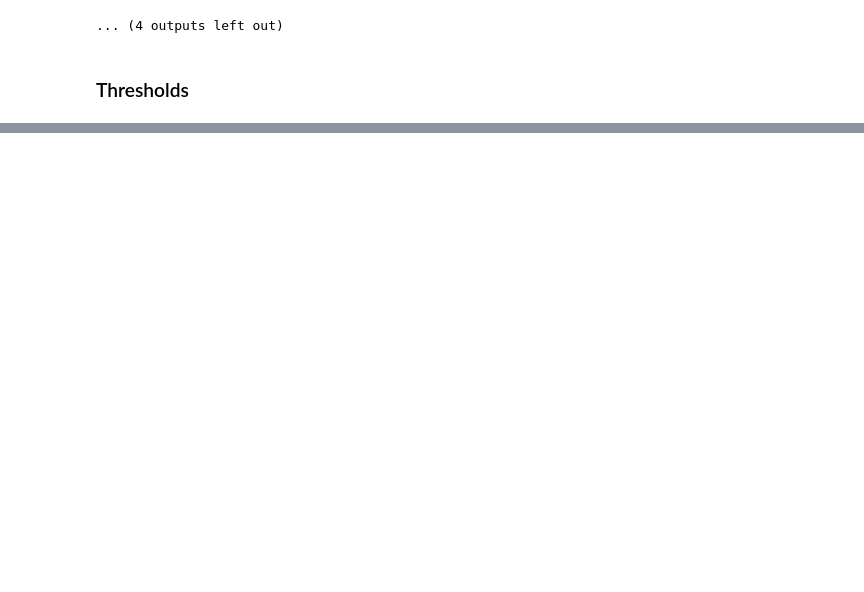
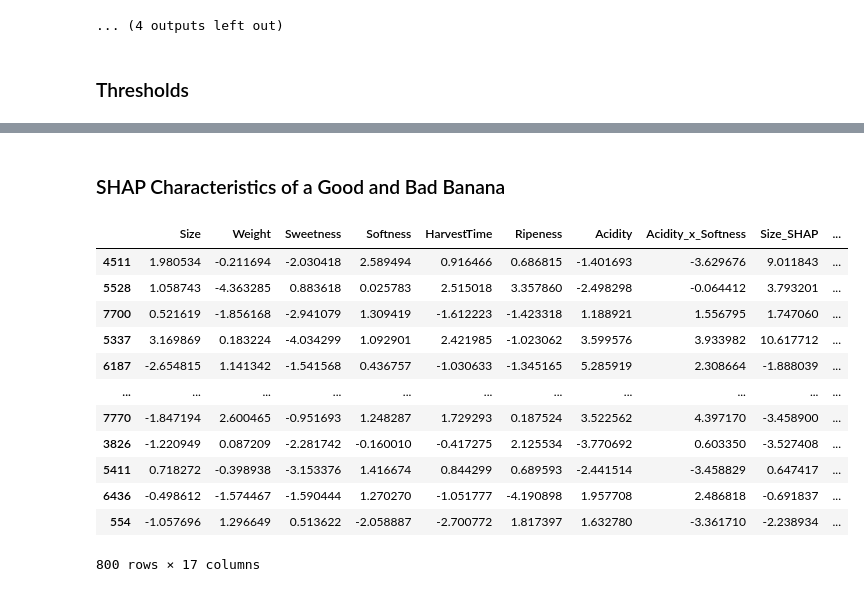
Before and after one commit to sam-tritto/banana-quality, a Jupyter notebook: Banana_Quality.ipynb, the cells around one changed output, grey strips where cells are left out. Cells and saved outputs as stored; diff of their text form; code cells hidden in the pictures; blank space fills up the shorter version.

```diff
--- a/Banana_Quality.ipynb
+++ b/Banana_Quality.ipynb
@@ -498,0 +499,27 @@ DataFrame of Predicted Thresholds:
+# %% [markdown]
+### SHAP Characteristics of a Good and Bad Banana
+# %%
+# Grab SHAP values for each prediction
+shap_df = pd.DataFrame(shap_values, columns=[f'{col}_SHAP' for col in X_test.columns], index=X_test.index)
+
+# It's good practice to keep the original (or scaled) features alongside their SHAP values
+X_test_with_shap = pd.concat([X_test, shap_df], axis=1)
+
+# Also add the actual Quality from y_test for analysis
+X_test_with_shap['Quality'] = y_test
+
+X_test_with_shap
+# %% [output]
+|  | Size | Weight | Sweetness | Softness | HarvestTime | Ripeness | Acidity | Acidity_x_Softness | Size_SHAP | ... |
+| 4511 | 1.980534 | -0.211694 | -2.030418 | 2.589494 | 0.916466 | 0.686815 | -1.401693 | -3.629676 | 9.011843 | ... |
+| 5528 | 1.058743 | -4.363285 | 0.883618 | 0.025783 | 2.515018 | 3.357860 | -2.498298 | -0.064412 | 3.793201 | ... |
+| 7700 | 0.521619 | -1.856168 | -2.941079 | 1.309419 | -1.612223 | -1.423318 | 1.188921 | 1.556795 | 1.747060 | ... |
+| 5337 | 3.169869 | 0.183224 | -4.034299 | 1.092901 | 2.421985 | -1.023062 | 3.599576 | 3.933982 | 10.617712 | ... |
+| 6187 | -2.654815 | 1.141342 | -1.541568 | 0.436757 | -1.030633 | -1.345165 | 5.285919 | 2.308664 | -1.888039 | ... |
+| ... | ... | ... | ... | ... | ... | ... | ... | ... | ... | ... |
+| 7770 | -1.847194 | 2.600465 | -0.951693 | 1.248287 | 1.729293 | 0.187524 | 3.522562 | 4.397170 | -3.458900 | ... |
+| 3826 | -1.220949 | 0.087209 | -2.281742 | -0.160010 | -0.417275 | 2.125534 | -3.770692 | 0.603350 | -3.527408 | ... |
+| 5411 | 0.718272 | -0.398938 | -3.153376 | 1.416674 | 0.844299 | 0.689593 | -2.441514 | -3.458829 | 0.647417 | ... |
+| 6436 | -0.498612 | -1.574467 | -1.590444 | 1.270270 | -1.051777 | -4.190898 | 1.957708 | 2.486818 | -0.691837 | ... |
+| 554 | -1.057696 | 1.296649 | 0.513622 | -2.058887 | -2.700772 | 1.817397 | 1.632780 | -3.361710 | -2.238934 | ... |
+800 rows × 17 columns
```
Also changed, not shown: parts of 12 cells of this notebook.
